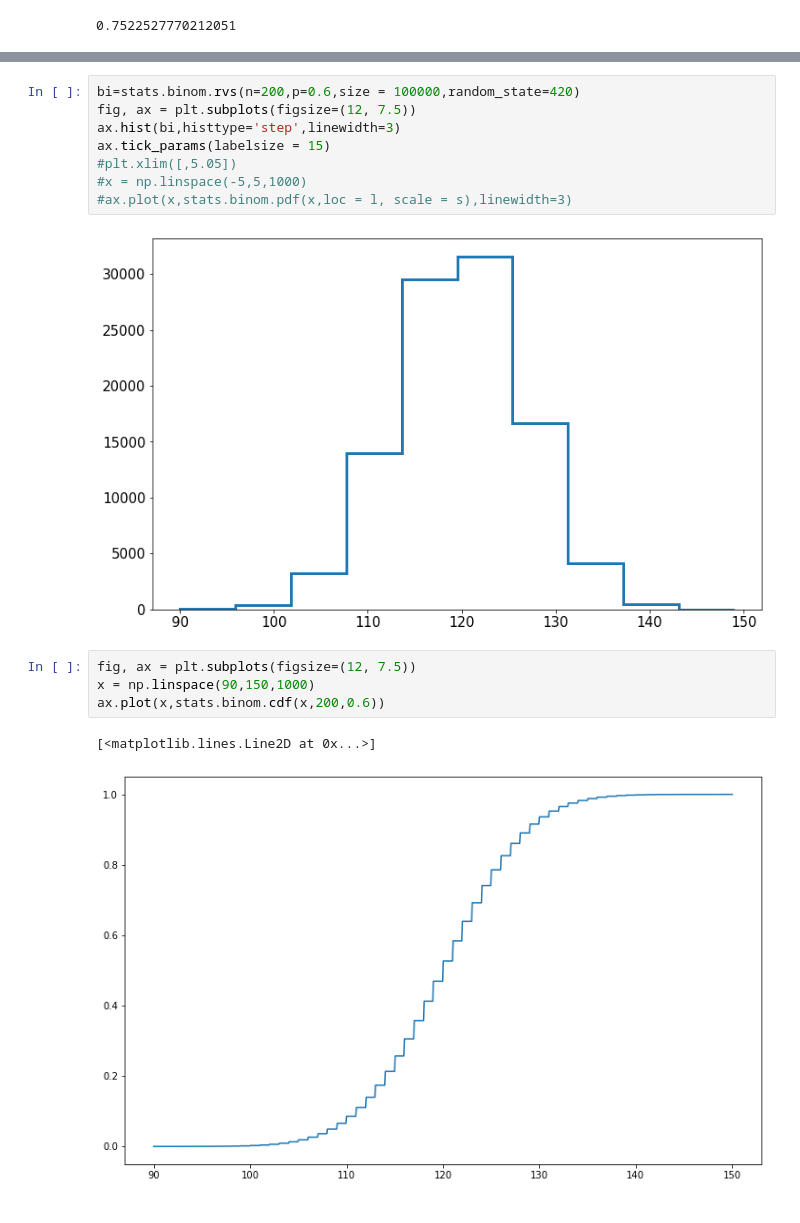
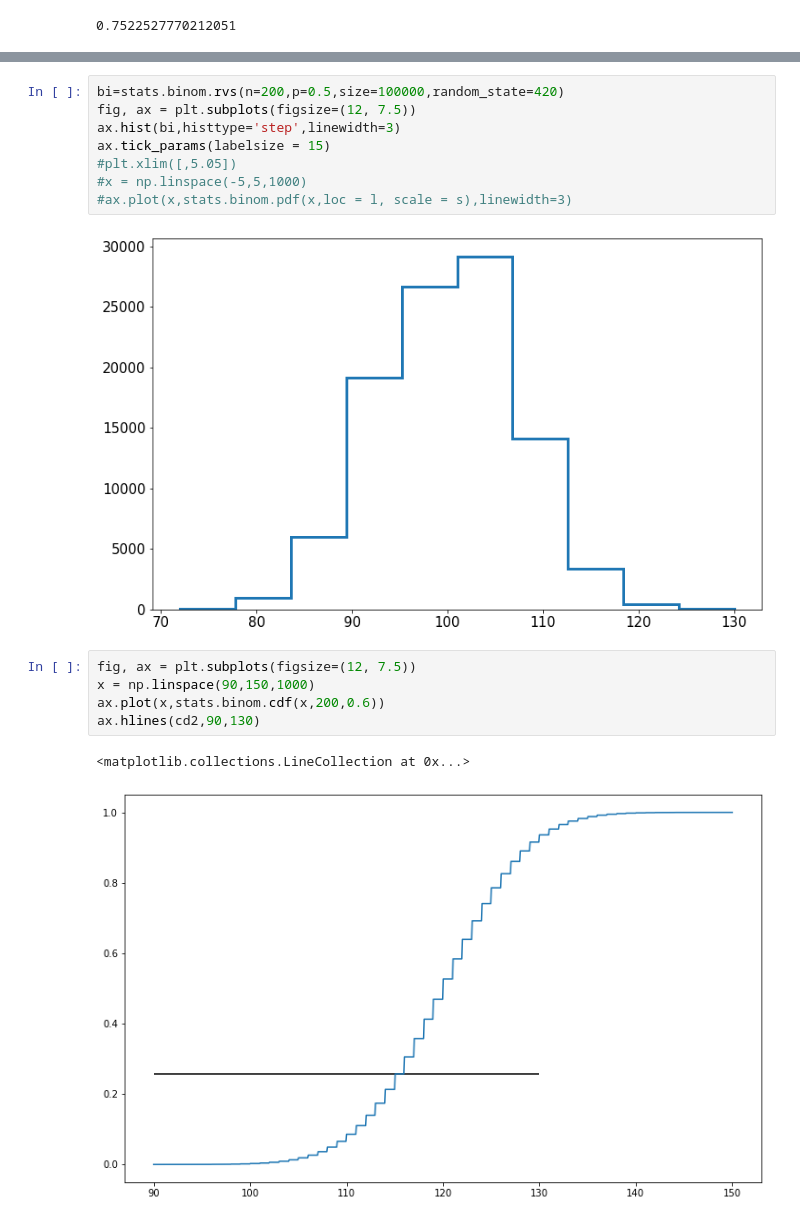
Before and after one commit to maria8ch/Phys434_BigData, a Jupyter notebook: lab1_Berres.ipynb, the cells around one changed output, grey strips where cells are left out. Cells and saved outputs as stored; diff of their text form.

Commit message:
updated lab 1 (not done)
Binom dist is weird

```diff
--- a/lab1_Berres.ipynb
+++ b/lab1_Berres.ipynb
@@ -215,17 +263,18 @@ cd1(v,df).max()
 # %%
-bi=stats.binom.rvs(n=200,p=0.6,size = 100000,random_state=420)
+bi=stats.binom.rvs(n=200,p=0.5,size=100000,random_state=420)
 fig, ax = plt.subplots(figsize=(12, 7.5))
 ax.hist(bi,histtype='step',linewidth=3)
 ax.tick_params(labelsize = 15)
 #plt.xlim([,5.05])
 #x = np.linspace(-5,5,1000)
 #ax.plot(x,stats.binom.pdf(x,loc = l, scale = s),linewidth=3)
 # %% [output]
-[figure, old version]
+[figure, new version]
 # %%
 fig, ax = plt.subplots(figsize=(12, 7.5))
 x = np.linspace(90,150,1000)
 ax.plot(x,stats.binom.cdf(x,200,0.6))
+ax.hlines(cd2,90,130)
 # %% [output]
-[<matplotlib.lines.Line2D at 0x...>]
+<matplotlib.collections.LineCollection at 0x...>
-[figure, old version]
+[figure, new version]
```
Also changed, not shown: parts of 18 cells of this notebook.
